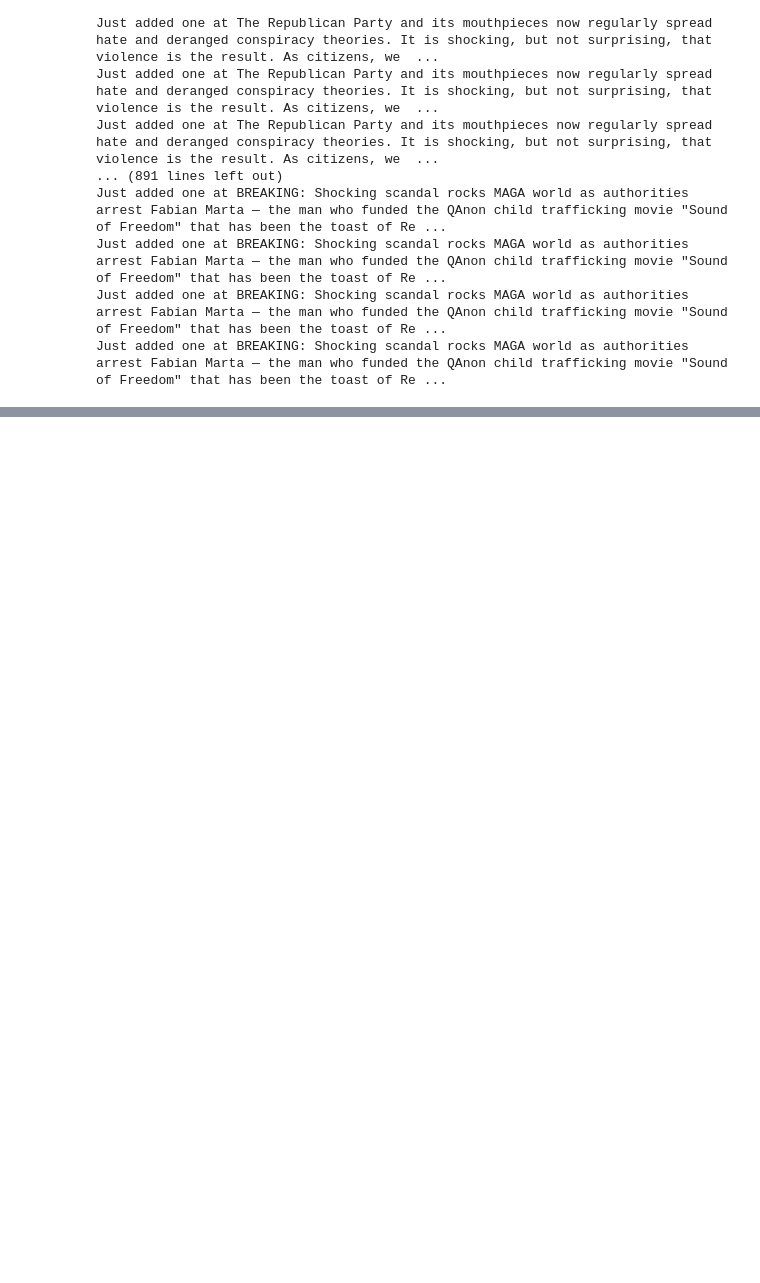
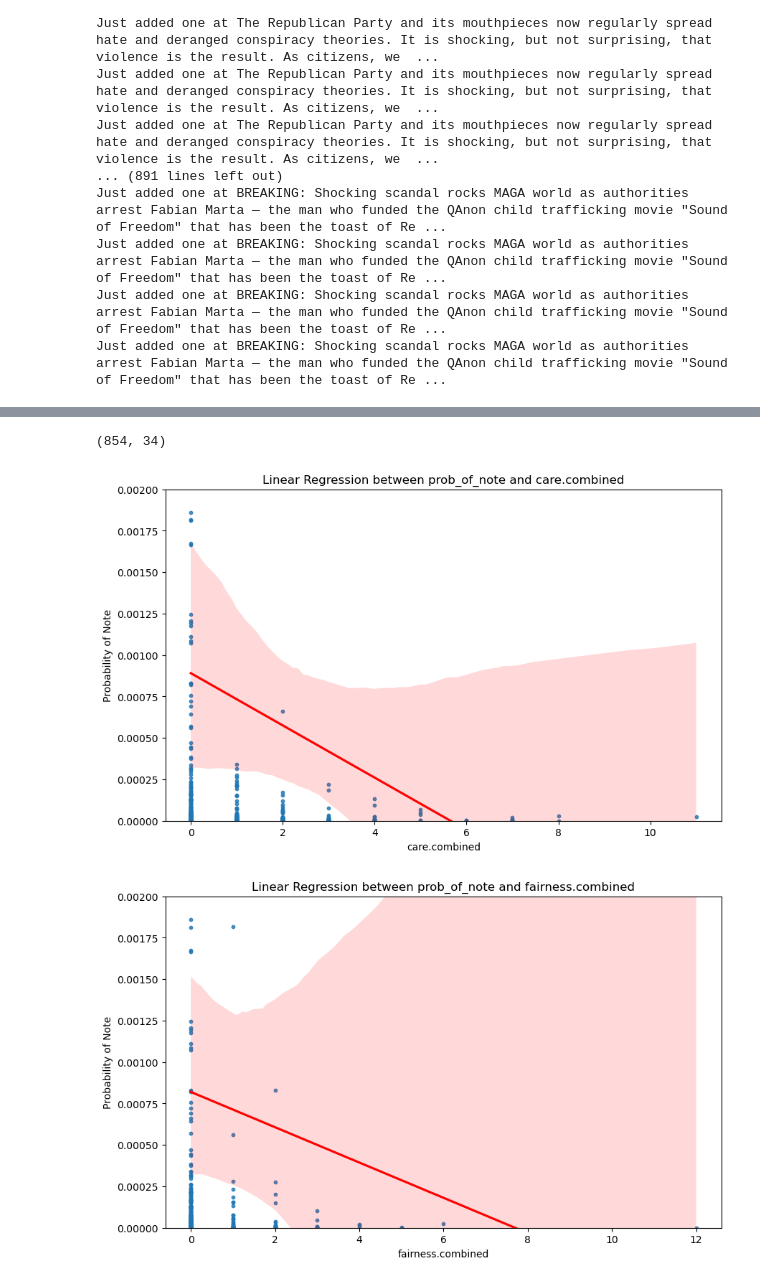
Before and after one commit to awesel/community_notes_project, a Jupyter notebook: data_analysis/scrape_analysis.ipynb, the cells around one changed output, grey strips where cells are left out. Saved outputs shown, nothing was run; the diff lists cells and outputs as text; code cells hidden in the pictures; blank space fills up the shorter version.

```diff
--- a/data_analysis/scrape_analysis.ipynb
+++ b/data_analysis/scrape_analysis.ipynb
@@ -322,0 +329,23 @@ plt.show()
+# %%
+df = pd.read_csv('/Users/andrew/Desktop/community_notes_2/2k_final_m.csv')
+
+df_cleaned = df.dropna(subset=['prob_of_note', 'moralization'])
+print(df_cleaned.shape)
+
+combined_columns = ['care.combined', 'fairness.combined', 'loyalty.combined', 'authority.combined', 'sanctity.combined']
+
+for column in combined_columns:
+    plt.figure(figsize=(10, 6))
+
+    sns.regplot(x=column, y='prob_of_note', data=df_cleaned, scatter_kws={'s':10}, line_kws={'color':'red'})
+
+    plt.title(f'Linear Regression between prob_of_note and {column}')
+    plt.xlabel(column)
+    plt.ylabel('Probability of Note')
+    plt.ylim(0.0, 0.002)
+
+    plt.show()
+# %% [output]
+(854, 34)
+[figure, added]
+[figure, added]
```
Also changed, not shown: parts of 5 cells of this notebook, 3 other files.
